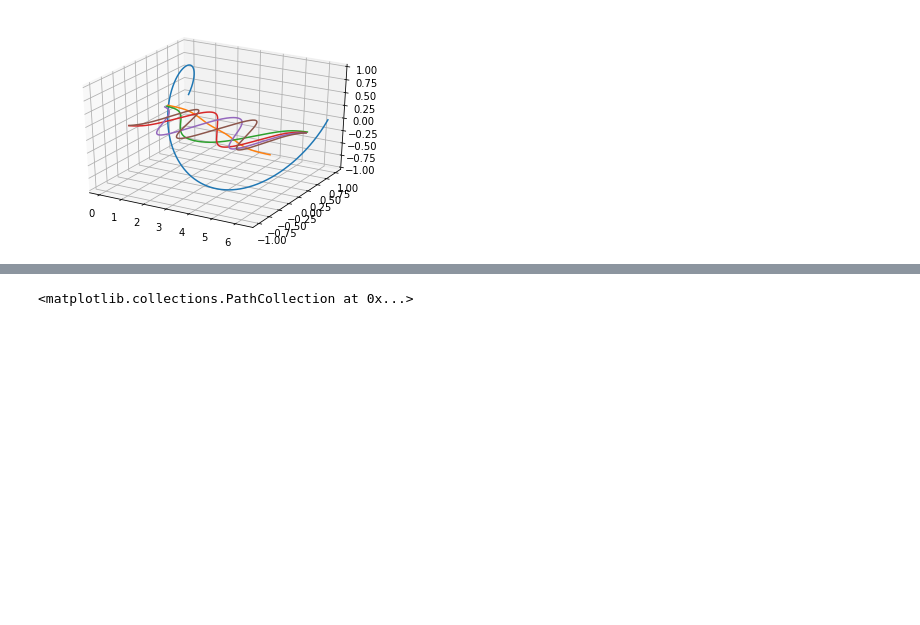
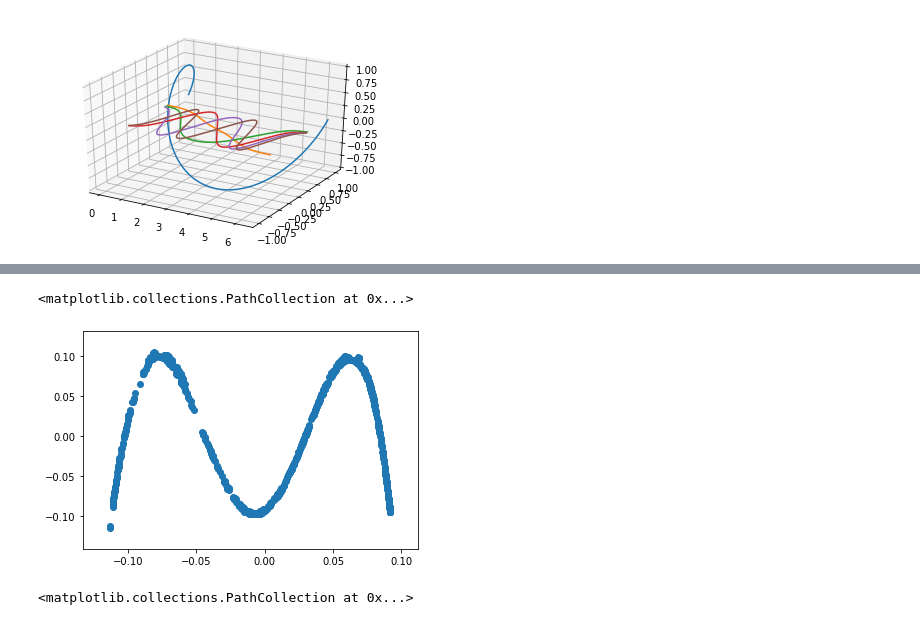
Before and after one commit to Hope-Liang/MLCrowdModeling_ex4, a Jupyter notebook: Diffusion_Maps.ipynb, the cells around one changed output, grey strips where cells are left out. Cells and saved outputs as stored; diff of their text form; code cells hidden in the pictures; blank space fills up the shorter version.

```diff
--- a/Diffusion_Maps.ipynb
+++ b/Diffusion_Maps.ipynb
@@ -185,3 +185,8 @@ plt.scatter(phi[1], phi[3])
+# %%
+plt.scatter(phi[1], phi[4])
+# %% [output]
+<matplotlib.collections.PathCollection at 0x...>
+[figure, added]
 # %%
 plt.scatter(phi[1], phi[5])
 # %% [output]
```
Also changed, not shown: parts of 6 cells of this notebook.
